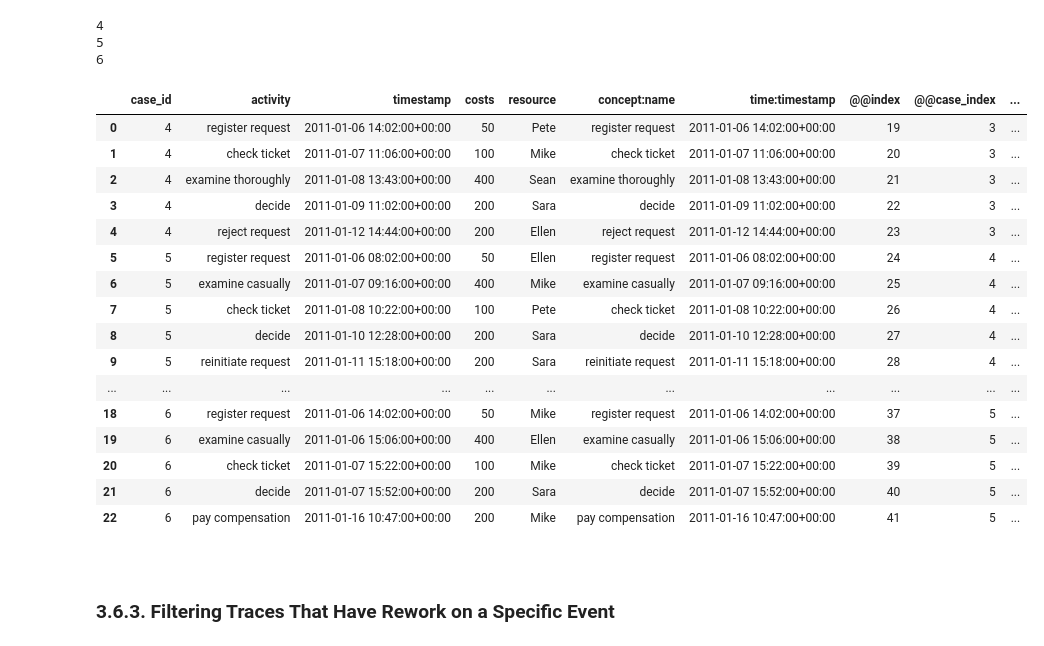
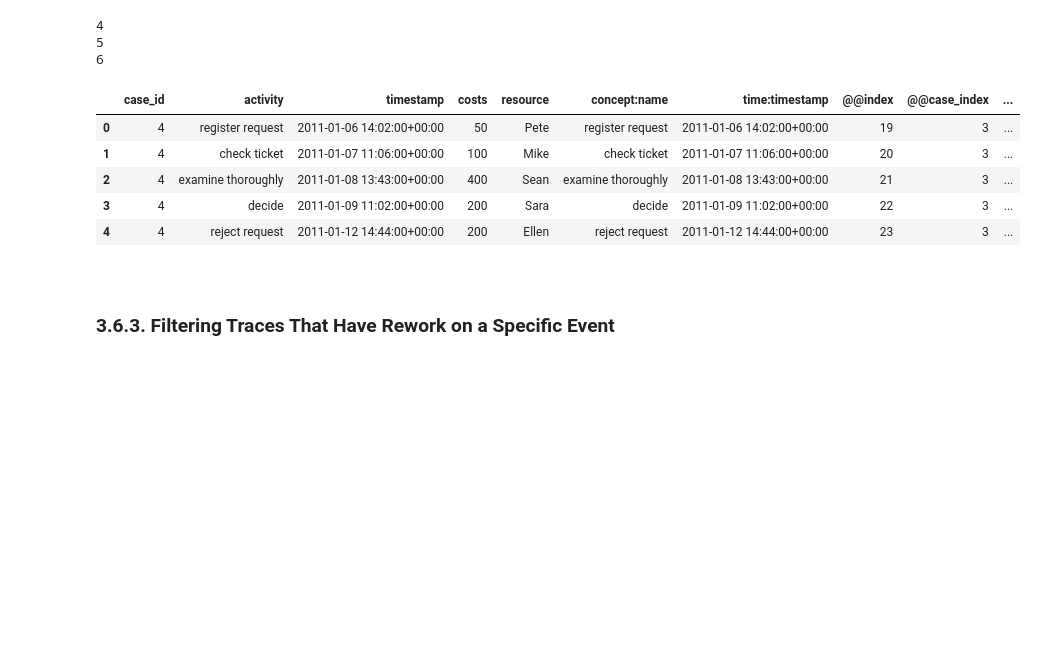
Before and after one commit to KouroshHasani/ProcessMining, a Jupyter notebook: PythonScripts/2.1_Pm4py_Introduction.ipynb, the cells around one changed output. Drawn from its saved outputs; the diff is of its cells as text; code cells hidden in the pictures; blank space fills up the shorter version.

```diff
--- a/PythonScripts/2.1_Pm4py_Introduction.ipynb
+++ b/PythonScripts/2.1_Pm4py_Introduction.ipynb
@@ -736,25 +852,14 @@ for trace in log_2011:
 # %%
 # Convert Filtered Event Log to Pandas Dataframe
 
-pm4py.convert_to_dataframe(log_2011)
+pm4py.convert_to_dataframe(log_2011).head()
 # %% [output]
 |  | case_id | activity | timestamp | costs | resource | concept:name | time:timestamp | @@index | @@case_index | ... |
 | 0 | 4 | register request | 2011-01-06 14:02:00+00:00 | 50 | Pete | register request | 2011-01-06 14:02:00+00:00 | 19 | 3 | ... |
 | 1 | 4 | check ticket | 2011-01-07 11:06:00+00:00 | 100 | Mike | check ticket | 2011-01-07 11:06:00+00:00 | 20 | 3 | ... |
 | 2 | 4 | examine thoroughly | 2011-01-08 13:43:00+00:00 | 400 | Sean | examine thoroughly | 2011-01-08 13:43:00+00:00 | 21 | 3 | ... |
 | 3 | 4 | decide | 2011-01-09 11:02:00+00:00 | 200 | Sara | decide | 2011-01-09 11:02:00+00:00 | 22 | 3 | ... |
 | 4 | 4 | reject request | 2011-01-12 14:44:00+00:00 | 200 | Ellen | reject request | 2011-01-12 14:44:00+00:00 | 23 | 3 | ... |
-| 5 | 5 | register request | 2011-01-06 08:02:00+00:00 | 50 | Ellen | register request | 2011-01-06 08:02:00+00:00 | 24 | 4 | ... |
-| 6 | 5 | examine casually | 2011-01-07 09:16:00+00:00 | 400 | Mike | examine casually | 2011-01-07 09:16:00+00:00 | 25 | 4 | ... |
-| 7 | 5 | check ticket | 2011-01-08 10:22:00+00:00 | 100 | Pete | check ticket | 2011-01-08 10:22:00+00:00 | 26 | 4 | ... |
-| 8 | 5 | decide | 2011-01-10 12:28:00+00:00 | 200 | Sara | decide | 2011-01-10 12:28:00+00:00 | 27 | 4 | ... |
-| 9 | 5 | reinitiate request | 2011-01-11 15:18:00+00:00 | 200 | Sara | reinitiate request | 2011-01-11 15:18:00+00:00 | 28 | 4 | ... |
-| ... | ... | ... | ... | ... | ... | ... | ... | ... | ... | ... |
-| 18 | 6 | register request | 2011-01-06 14:02:00+00:00 | 50 | Mike | register request | 2011-01-06 14:02:00+00:00 | 37 | 5 | ... |
-| 19 | 6 | examine casually | 2011-01-06 15:06:00+00:00 | 400 | Ellen | examine casually | 2011-01-06 15:06:00+00:00 | 38 | 5 | ... |
-| 20 | 6 | check ticket | 2011-01-07 15:22:00+00:00 | 100 | Mike | check ticket | 2011-01-07 15:22:00+00:00 | 39 | 5 | ... |
-| 21 | 6 | decide | 2011-01-07 15:52:00+00:00 | 200 | Sara | decide | 2011-01-07 15:52:00+00:00 | 40 | 5 | ... |
-| 22 | 6 | pay compensation | 2011-01-16 10:47:00+00:00 | 200 | Mike | pay compensation | 2011-01-16 10:47:00+00:00 | 41 | 5 | ... |
 # %% [markdown]
 <br></br>
 ### <b>3.6.3. Filtering Traces That Have Rework on a Specific Event</b>
```
Also changed, not shown: parts of 32 cells of this notebook, 7 other files.
